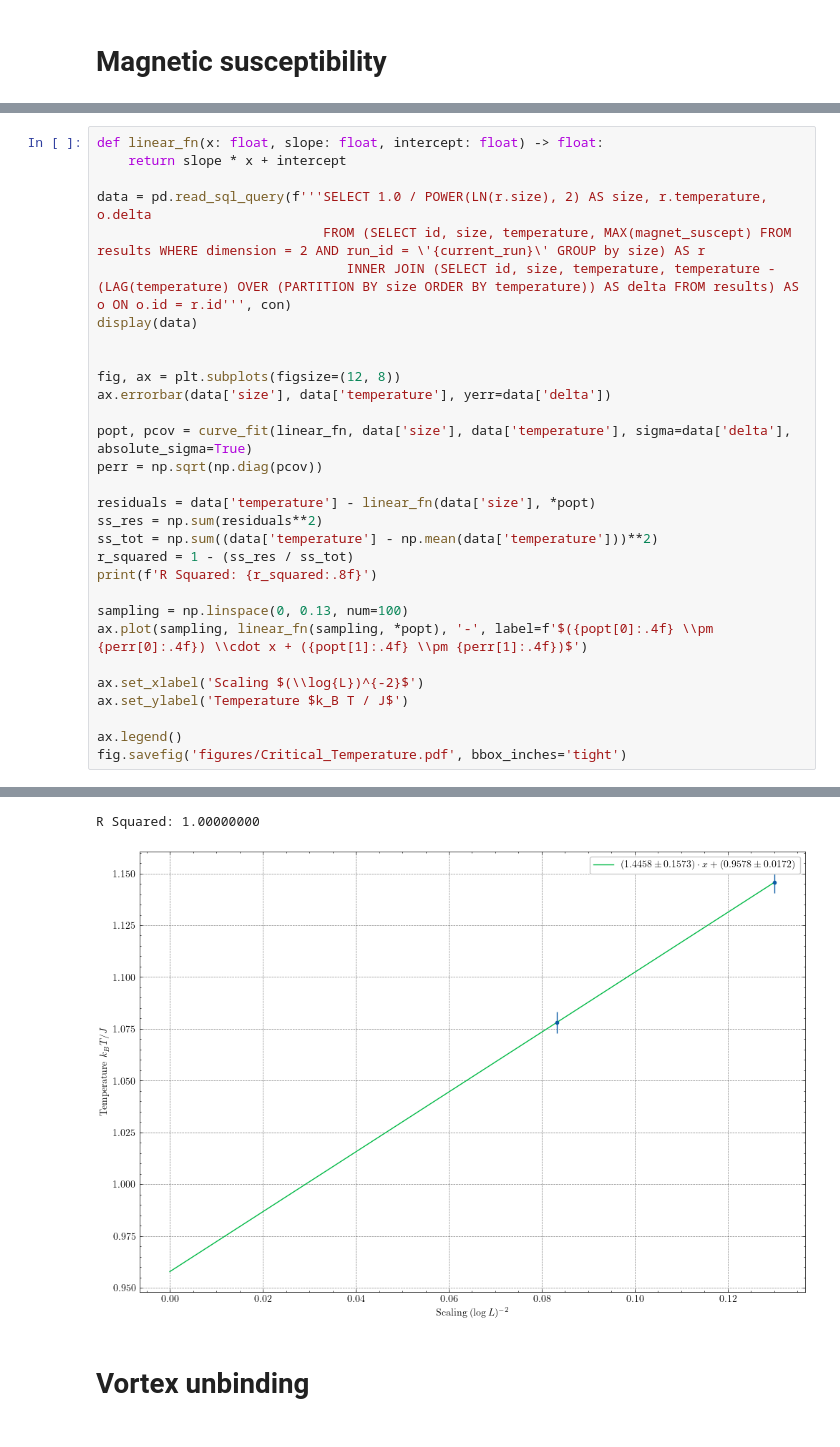
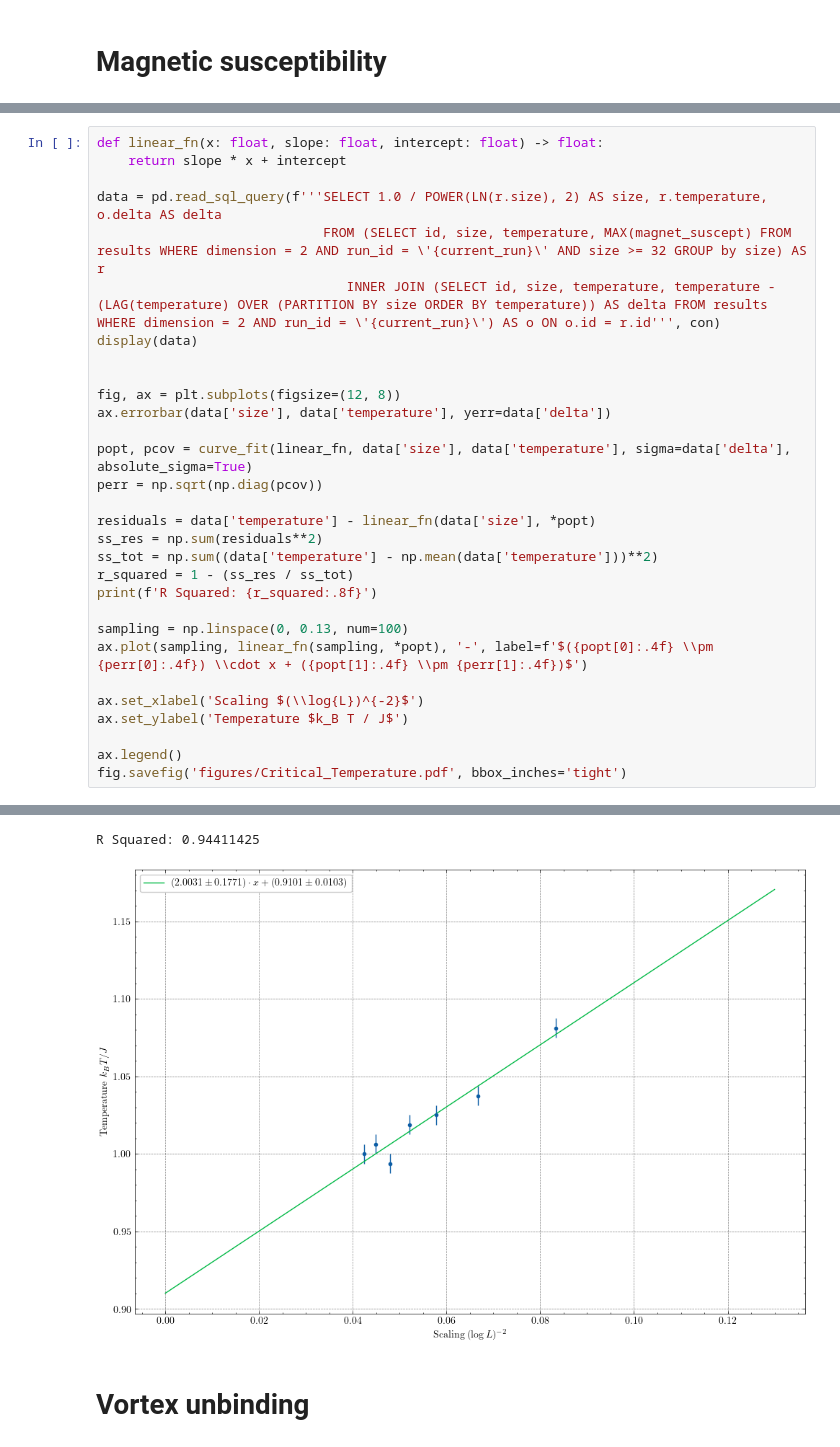
Before and after one commit to lennartvrg/XY-Model, a Jupyter notebook: Notebook.ipynb, the cells around one changed output, grey strips where cells are left out. Cells and saved outputs as stored; diff of their text form.

```diff
--- a/Notebook.ipynb
+++ b/Notebook.ipynb
@@ -128,9 +128,9 @@ fig.savefig('figures/Magnetic_Susceptibility.pdf', bbox_inches='tight')
 def linear_fn(x: float, slope: float, intercept: float) -> float:
     return slope * x + intercept
 
-data = pd.read_sql_query(f'''SELECT 1.0 / POWER(LN(r.size), 2) AS size, r.temperature, o.delta
-                             FROM (SELECT id, size, temperature, MAX(magnet_suscept) FROM results WHERE dimension = 2 AND run_id = \'{current_run}\' GROUP by size) AS r
-                                INNER JOIN (SELECT id, size, temperature, temperature - (LAG(temperature) OVER (PARTITION BY size ORDER BY temperature)) AS delta FROM results) AS o ON o.id = r.id''', con)
+data = pd.read_sql_query(f'''SELECT 1.0 / POWER(LN(r.size), 2) AS size, r.temperature, o.delta AS delta
+                             FROM (SELECT id, size, temperature, MAX(magnet_suscept) FROM results WHERE dimension = 2 AND run_id = \'{current_run}\' AND size >= 32 GROUP by size) AS r
+                                INNER JOIN (SELECT id, size, temperature, temperature - (LAG(temperature) OVER (PARTITION BY size ORDER BY temperature)) AS delta FROM results WHERE dimension = 2 AND run_id = \'{current_run}\') AS o ON o.id = r.id''', con)
 display(data)
 
 
@@ -161,5 +166,5 @@ fig.savefig('figures/Critical_Temperature.pdf', bbox_inches='tight')
-R Squared: 1.00000000
+R Squared: 0.94411425
-[figure, old version]
+[figure, new version]
 # %% [markdown]
 # Vortex unbinding
 # %%
```
Also changed, not shown: parts of 9 cells of this notebook, 3 other files.
